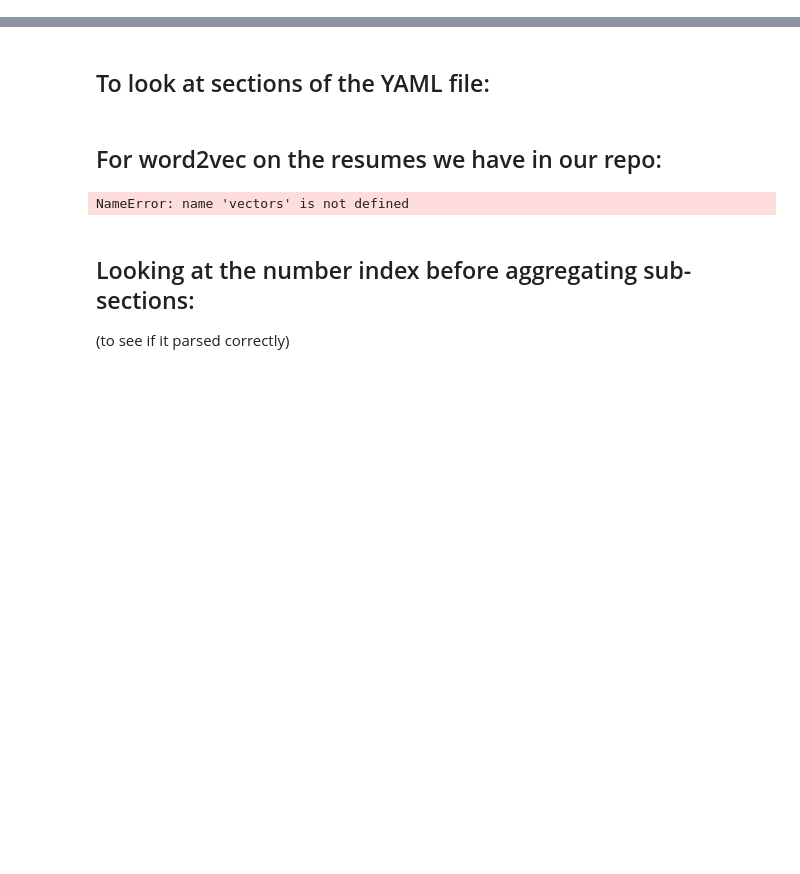
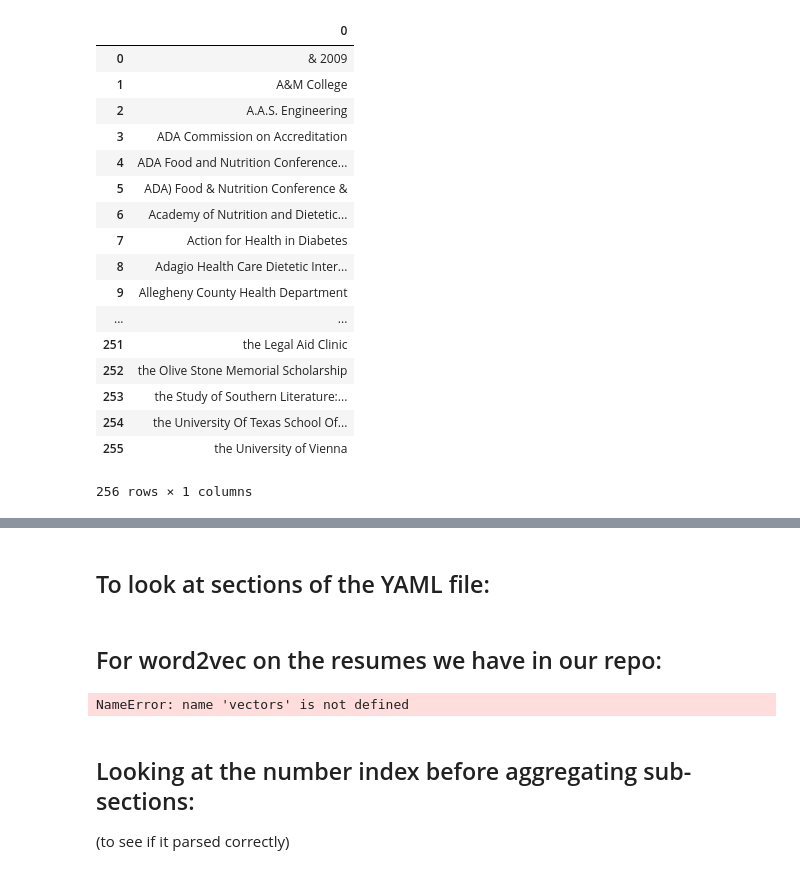
Before and after one commit to eitrheim/Resume-Parser, a Jupyter notebook: TrynaUnderstandDaCode.ipynb, the cells around one changed output, grey strips where cells are left out. Drawn from its saved outputs; the diff is of its cells as text; code cells hidden in the pictures; blank space fills up the shorter version.

```diff
--- a/TrynaUnderstandDaCode.ipynb
+++ b/TrynaUnderstandDaCode.ipynb
@@ -29,4 +23,0 @@ input_string
-# %%
-doc = nlp(input_string) #.replace('\n','.')
-doc_entities = doc.ents  # extract entities
-doc_entities
@@ -44,0 +24,4 @@ doc_entities
+# %%
+for i in df.Member[df.Member == df.Member]:
+    print(re.sub(' +',' ',i.replace('\\n','. ').replace('\n','. ')))
+    print('\n')
@@ -45,10 +83,38 @@ doc_entities
 # %%
-    # Subset to person type entities
-    doc_persons = filter(lambda x: x.label_ == 'PERSON', doc_entities)
-    doc_persons = filter(lambda x: len(x.text.strip().split()) >= 2, doc_persons)
-    doc_persons = map(lambda x: x.text.strip(), doc_persons)
-    doc_persons = list(doc_persons)
+university_list = set()
+for i in df.index:
+    if df.Member[i] == df.Member[i]:
 
-    if len(doc_persons) > 0:  # assume that the first Person entity is the candidate's name
-        return doc_persons[0]
-    return "NOT FOUND"
+        doc = nlp(str(df.Edu[i]).replace('\\n', '. ').replace('\n', '. '))
+        doc_entities = doc.ents
+        doc_persons = filter(lambda x: x.label_ == 'ORG', doc_entities)
+        doc_persons = filter(lambda x: len(x.text.strip().split()) >= 2, doc_persons)
+        doc_persons = map(lambda x: x.text.strip(), doc_persons)
+        doc_persons = list(doc_persons)
+        for j in doc_persons:
+            university_list.add(j)
+# %%
+import numpy as np
+x = np.array(list(university_list))
+x = pd.DataFrame(np.sort(x))
+# %%
+x
+# %% [output]
+|  | 0 |
+| 0 | & 2009 |
+| 1 | A&M College |
+| 2 | A.A.S. Engineering |
+| 3 | ADA Commission on Accreditation |
+| 4 | ADA Food and Nutrition Conference... |
+| 5 | ADA) Food & Nutrition Conference & |
+| 6 | Academy of Nutrition and Dietetic... |
+| 7 | Action for Health in Diabetes |
+| 8 | Adagio Health Care Dietetic Inter... |
+| 9 | Allegheny County Health Department |
+| ... | ... |
+| 251 | the Legal Aid Clinic |
+| 252 | the Olive Stone Memorial Scholarship |
+| 253 | the Study of Southern Literature:... |
+| 254 | the University Of Texas School Of... |
+| 255 | the University of Vienna |
+256 rows × 1 columns
```
Also changed, not shown: parts of 15 cells of this notebook, 8 other files.
